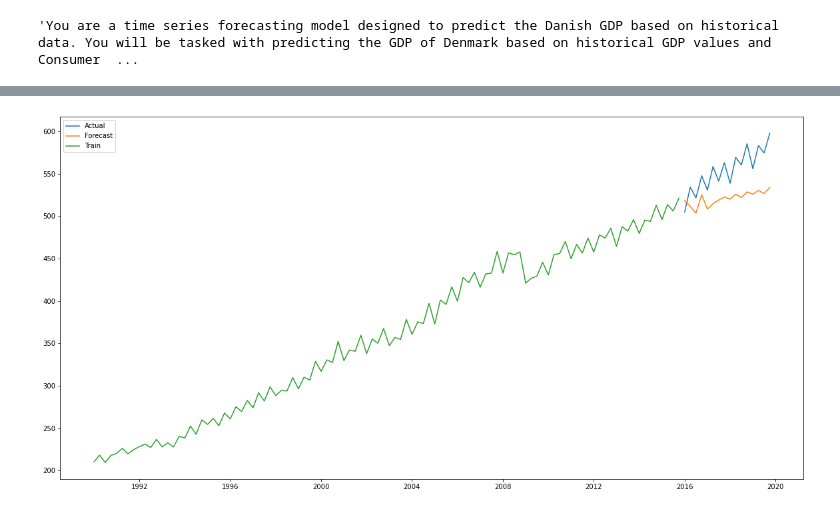
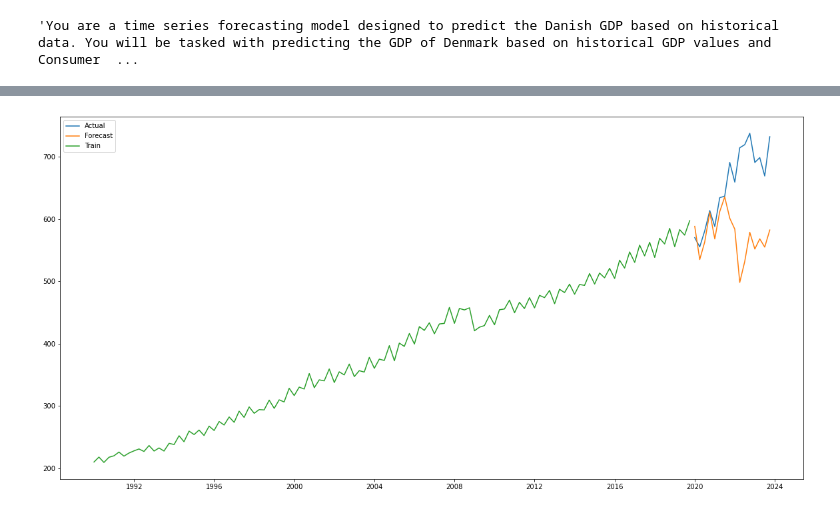
Before and after one commit to Madstn77/ML_Forecasting, a Jupyter notebook: Multi-step Forecasting/Sentiment_Survey_Single_Q_Models/Post-Covid Models/LLM Model Zero Shot.ipynb, the cells around one changed output, grey strips where cells are left out. Drawn from its saved outputs; the diff is of its cells as text; code cells hidden in the pictures.

```diff
--- a/Multi-step Forecasting/Sentiment_Survey_Single_Q_Models/Post-Covid Models/LLM Model Zero Shot.ipynb
+++ b/Multi-step Forecasting/Sentiment_Survey_Single_Q_Models/Post-Covid Models/LLM Model Zero Shot.ipynb
@@ -256,22 +258,22 @@ The MAPE is 6.192350055310728
 # %%
 #Converting all relevant columns to numpy arrays
 actual = test['gdp'].to_numpy()
 forecast = test['gdp_pred'].to_numpy()
 test_time = test['Time'].to_numpy()
 
-gdp_train1 = gdp[(gdp['Time'] >= '1990-01-01') & (gdp['Time'] < '2016-01-01')]
+gdp_train1 = gdp[(gdp['Time'] >= '1990-01-01') & (gdp['Time'] < '2020-01-01')]
 historical = gdp_train1['Value'].to_numpy()
 historical_time = gdp_train1['Time'].to_numpy()
 
 #Plotting the actual values against the forecasted values
 import matplotlib.pyplot as plt
 
 plt.figure(figsize=(20,10))
 plt.plot(test_time, actual, label='Actual')
 plt.plot(test_time, forecast, label='Forecast')
 plt.plot(historical_time, historical, label='Train')
 plt.legend()
 
 plt.show()
 # %% [output]
-[figure, old version]
+[figure, new version]
```
Also changed, not shown: parts of 8 cells of this notebook.
